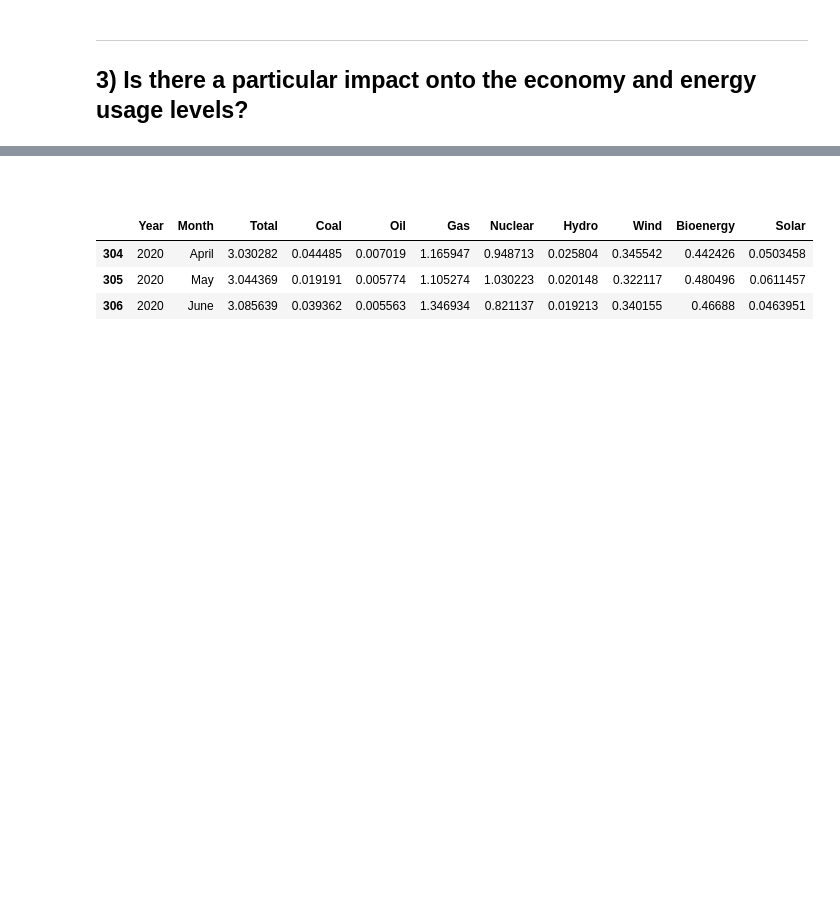
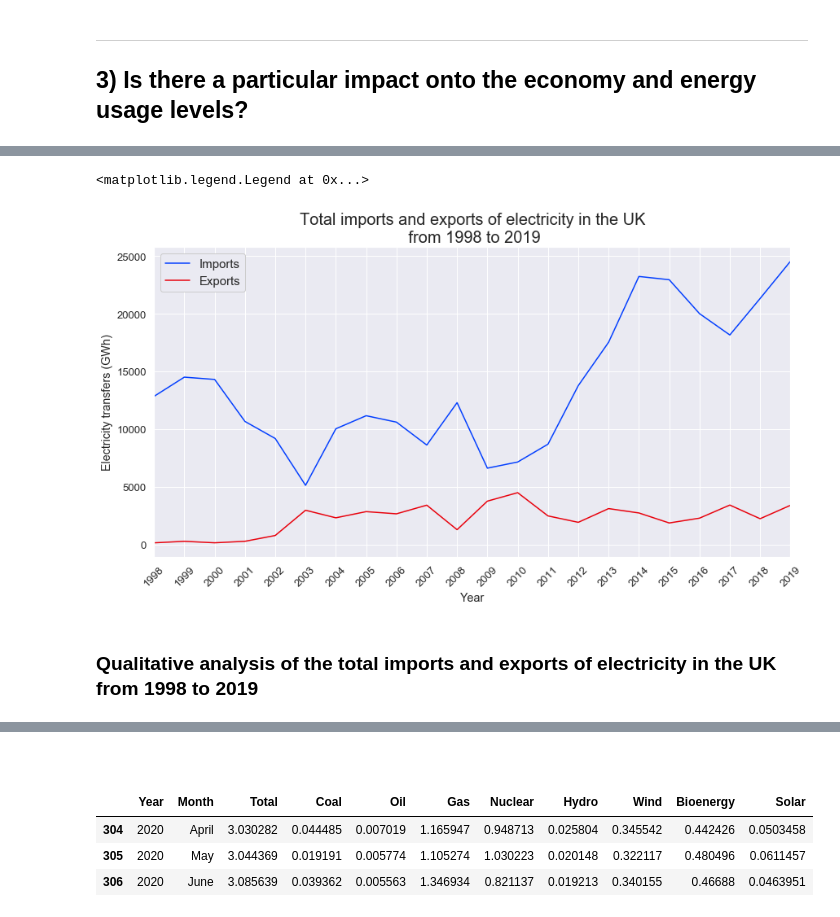
Before and after one commit to abbielms/Big_Data_Challenge_2020, a Jupyter notebook: Big_Data_Challenge_2020.ipynb, the cells around one changed output, grey strips where cells are left out. Drawn from its saved outputs; the diff is of its cells as text; code cells hidden in the pictures; blank space fills up the shorter version.

```diff
--- a/Big_Data_Challenge_2020.ipynb
+++ b/Big_Data_Challenge_2020.ipynb
@@ -53,0 +114,31 @@ def load_excel_data(path, sheet_name=None, index_col=0, parse_dates=False):
+# %%
+# Access Total Imports and Total Exports columns from the dataframe
+
+imports_exports_annual_total_im = imports_exports_annual_clean.loc(axis=1)['Total', 'Imports']
+imports_exports_annual_total_ex = imports_exports_annual_clean.loc(axis=1)['Total', 'Exports']
+year = imports_exports_annual_clean.index
+
+# Create plot of total imports and exports of electricity in the UK from 1998 to 2019
+
+sns.set(font_scale=1.2)
+sns.set_color_codes('bright')
+
+fig, ax = plt.subplots(figsize=(14, 7))
+
+sns.lineplot(x=year, y=imports_exports_annual_total_im, label='Imports', color='b')
+sns.lineplot(x=year, y=imports_exports_annual_total_ex, label='Exports', color='r')
+
+ax.set(xlabel='Year', ylabel='Electricity transfers (GWh)')
+plt.xlim(1998, 2019)
+plt.xticks(range(1998, 2020))
+plt.xticks(rotation=45)
+
+ax.set_title('Total imports and exports of electricity in the UK\n from 1998 to 2019', fontsize=20)
+
+ax.legend(prop={'size': 15}, framealpha=1.0)
+# %% [output]
+<matplotlib.legend.Legend at 0x...>
+[figure, added]
+# %% [markdown]
+<a id='imports_exports'></a>
+### Qualitative analysis of the total imports and exports of electricity in the UK from 1998 to 2019
```
Also changed, not shown: parts of 21 cells of this notebook.
